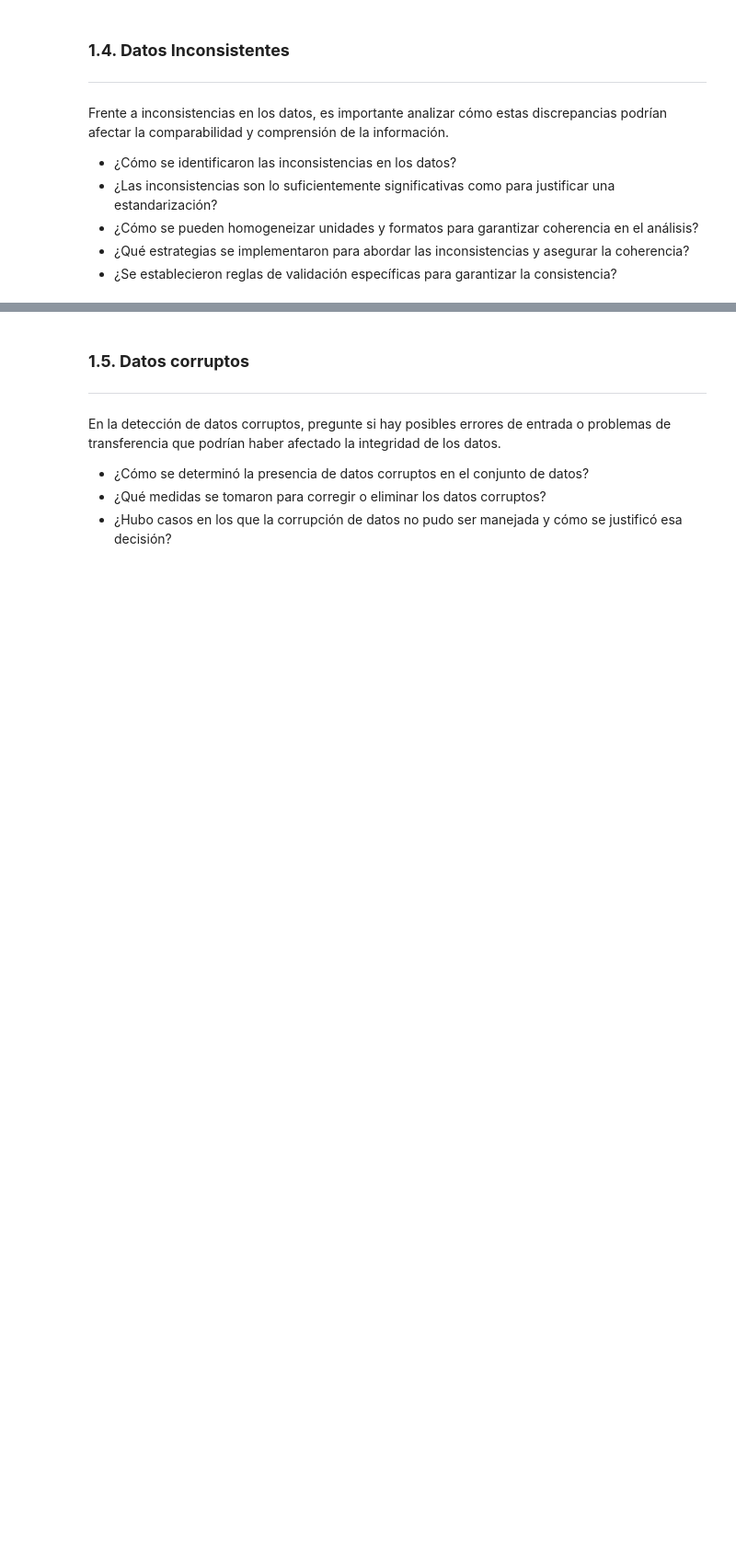
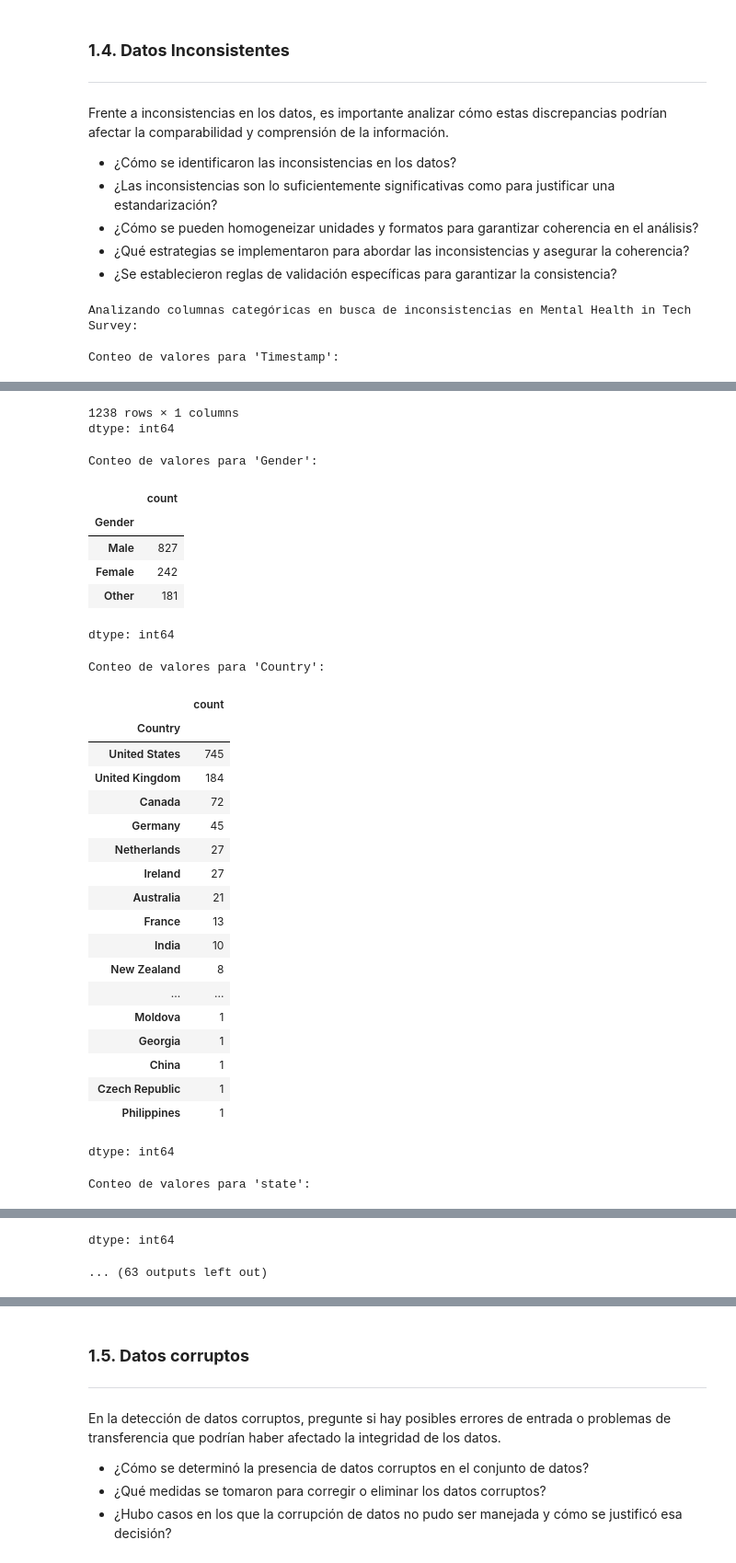
Before and after one commit to StoryChara/Machine-Learning-and-Data-Science-Proyecto, a Jupyter notebook: Módulo_1/M1U4_fase_3_Preparación_de_los_datos.ipynb, the cells around one changed output, grey strips where cells are left out. Shown at 92% size. Drawn from its saved outputs; the diff is of its cells as text; code cells hidden in the pictures; blank space fills up the shorter version.

```diff
--- a/Módulo_1/M1U4_fase_3_Preparación_de_los_datos.ipynb
+++ b/Módulo_1/M1U4_fase_3_Preparación_de_los_datos.ipynb
@@ -1206,3 +1323,24 @@ Frente a inconsistencias en los datos, es importante analizar cómo estas discre
 * ¿Cómo se pueden homogeneizar unidades y formatos para garantizar coherencia en el análisis?
 * ¿Qué estrategias se implementaron para abordar las inconsistencias y asegurar la coherencia?
 * ¿Se establecieron reglas de validación específicas para garantizar la consistencia?
+# %%
+# Function to check for inconsistencies in categorical columns
+def check_inconsistencies_categorical(df, column):
+    print(f"\nConteo de valores para '{column}':")
+    display(df[column].value_counts())
+
+# Analyze categorical columns for inconsistencies in data_mental_health
+categorical_cols_mental = df_fil_data_mental_health.select_dtypes(include='object').columns
+print("Analizando columnas categóricas en busca de inconsistencias en Mental Health in Tech Survey:")
+for col in categorical_cols_mental:
+    check_inconsistencies_categorical(df_fil_data_mental_health, col)
+
+# Analyze categorical columns for inconsistencies in data_extended_employee
+categorical_cols_extended = data_extended_employee.select_dtypes(include='object').columns
+print("\nAnalizando columnas categóricas en busca de inconsistencias en Extended Employee Performance and Productivity Data:")
+for col in categorical_cols_extended:
+    check_inconsistencies_categorical(data_extended_employee, col)
+# %% [output]
+Analizando columnas categóricas en busca de inconsistencias en Mental Health in Tech Survey:
+
+Conteo de valores para 'Timestamp':
@@ -1208,0 +1360,30 @@ Frente a inconsistencias en los datos, es importante analizar cómo estas discre
+1238 rows × 1 columns
+dtype: int64
+Conteo de valores para 'Gender':
+|  | count |
+| Gender |  |
+| Male | 827 |
+| Female | 242 |
+| Other | 181 |
+dtype: int64
+Conteo de valores para 'Country':
+|  | count |
+| Country |  |
+| United States | 745 |
+| United Kingdom | 184 |
+| Canada | 72 |
+| Germany | 45 |
+| Netherlands | 27 |
+| Ireland | 27 |
+| Australia | 21 |
+| France | 13 |
+| India | 10 |
+| New Zealand | 8 |
+| ... | ... |
+| Moldova | 1 |
+| Georgia | 1 |
+| China | 1 |
+| Czech Republic | 1 |
+| Philippines | 1 |
+dtype: int64
+Conteo de valores para 'state':
@@ -1208,0 +1408,2 @@ Frente a inconsistencias en los datos, es importante analizar cómo estas discre
+dtype: int64
+... (63 outputs left out)
```
Also changed, not shown: parts of 15 cells of this notebook.
